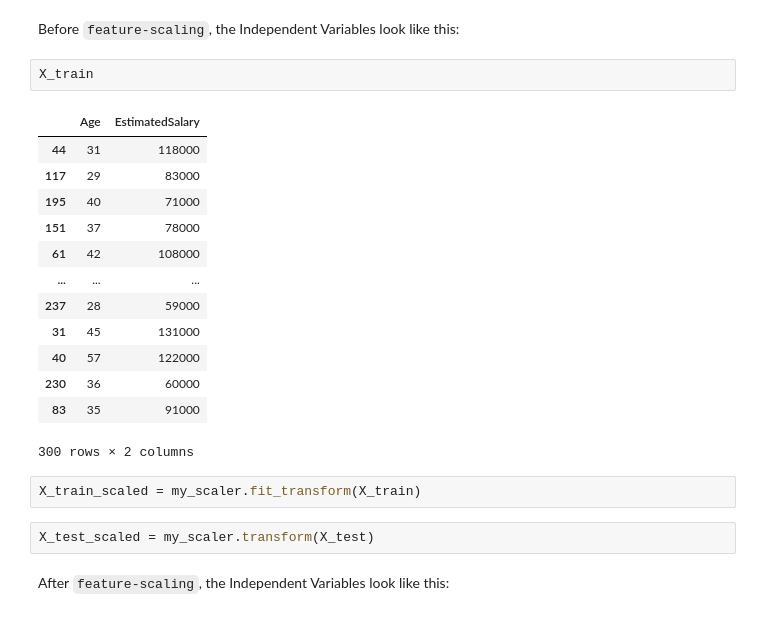
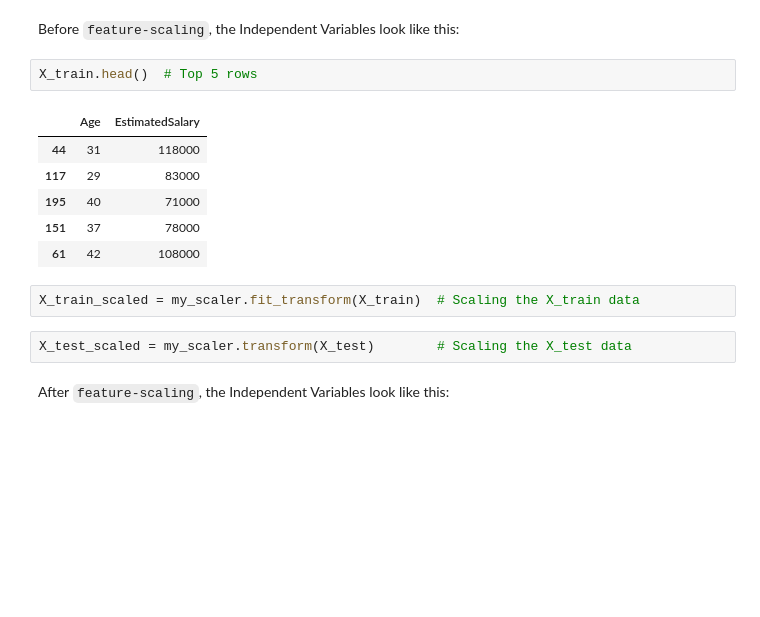
Before and after one commit to iamtushara/Machine-Learning-Reference, a Jupyter notebook: Machine Learning/1. Supervised Learning/2. Classification/1. K-Nearest Neighbours (KNN)/Codes/K-Nearest Neighbour.ipynb, the cells around one changed output. Drawn from its saved outputs; the diff is of its cells as text; blank space fills up the shorter version.

```diff
--- a/Machine Learning/1. Supervised Learning/2. Classification/1. K-Nearest Neighbours (KNN)/Codes/K-Nearest Neighbour.ipynb
+++ b/Machine Learning/1. Supervised Learning/2. Classification/1. K-Nearest Neighbours (KNN)/Codes/K-Nearest Neighbour.ipynb
@@ -70,25 +80,18 @@ from sklearn.preprocessing import StandardScaler
 my_scaler = StandardScaler()
 # %% [markdown]
 Before `feature-scaling`, the Independent Variables look like this:
-# %%
-X_train
-# %% [output]
-|  | Age | EstimatedSalary |
-| 44 | 31 | 118000 |
-| 117 | 29 | 83000 |
-| 195 | 40 | 71000 |
-| 151 | 37 | 78000 |
-| 61 | 42 | 108000 |
-| ... | ... | ... |
-| 237 | 28 | 59000 |
-| 31 | 45 | 131000 |
-| 40 | 57 | 122000 |
-| 230 | 36 | 60000 |
-| 83 | 35 | 91000 |
-300 rows × 2 columns
+# %%
+X_train.head()  # Top 5 rows
+# %% [output]
+|  | Age | EstimatedSalary |
+| 44 | 31 | 118000 |
+| 117 | 29 | 83000 |
+| 195 | 40 | 71000 |
+| 151 | 37 | 78000 |
+| 61 | 42 | 108000 |
 # %%
-X_train_scaled = my_scaler.fit_transform(X_train)
+X_train_scaled = my_scaler.fit_transform(X_train)  # Scaling the X_train data
 # %%
-X_test_scaled = my_scaler.transform(X_test)
+X_test_scaled = my_scaler.transform(X_test)        # Scaling the X_test data
 # %% [markdown]
 After `feature-scaling`, the Independent Variables look like this:
```
Also changed, not shown: parts of 8 cells of this notebook.
